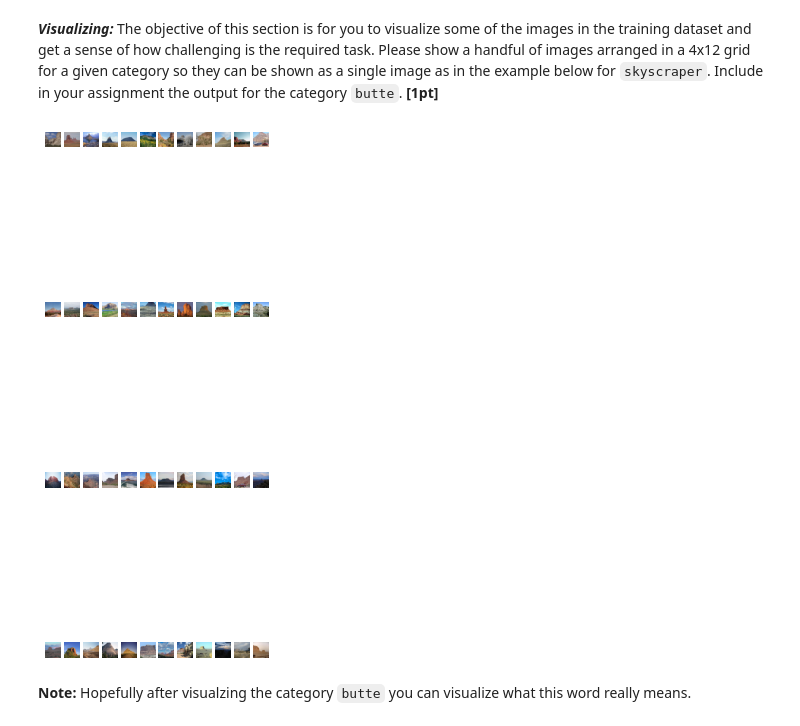
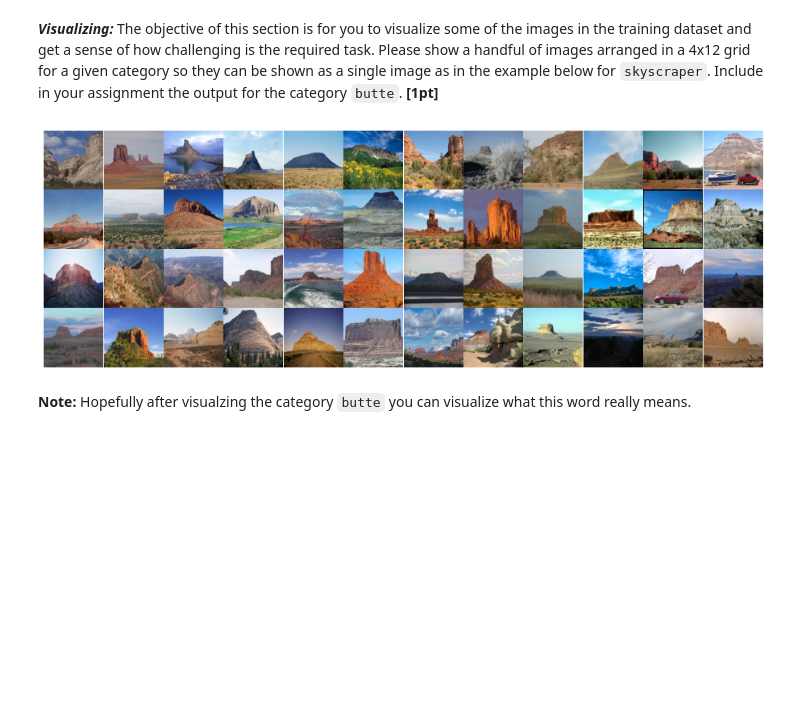
Before and after one commit to KBLin1996/Comp646-DL_for_Vision_and_Language, a Jupyter notebook: Assignment1_image_classification_and_CNN.ipynb, the cells around one changed output. Cells and saved outputs as stored; diff of their text form; code cells hidden in the pictures; blank space fills up the shorter version.

```diff
--- a/Assignment1_image_classification_and_CNN.ipynb
+++ b/Assignment1_image_classification_and_CNN.ipynb
@@ -167,30 +167,32 @@ for cnt in dataCnt:
 # %%
 # Your code goes here.
 
 import matplotlib
 import matplotlib.pyplot as plt
 import matplotlib.image as image
 
-plt.figure(figsize=(4, 12))
+plt.figure(figsize=(16, 16))
 cnt = 0
 for i in range(len(trainSet.imagepaths)):
     if trainSet.imagepaths[i][14:19] == "butte":
         cnt += 1
 
         if cnt == 49:
             break
 
         img, label = trainSet[i]
-        img = img.resize((224, 224))
+        img = img.resize((1024, 1024))
 
         plt.subplot(4, 12, cnt)
         plt.grid(False)
         plt.axis('off')
+
         plt.imshow(img)
 
+plt.subplots_adjust(top=0.38, wspace=0, hspace=0)
 plt.show()
 # %% [output]
-[figure, old version]
+[figure, new version]
 # %% [markdown]
 **Note:** Hopefully after visualzing the category `butte` you can visualize what this word really means.
 # %% [markdown]
```
